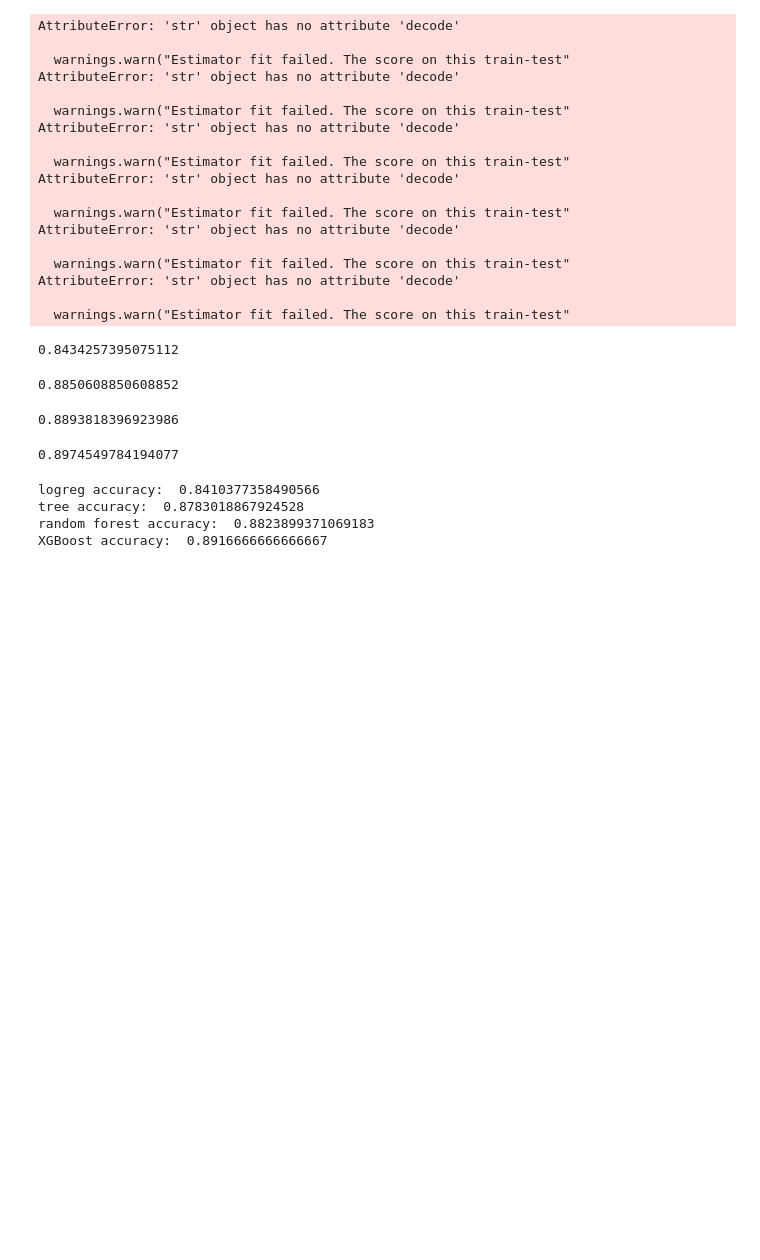
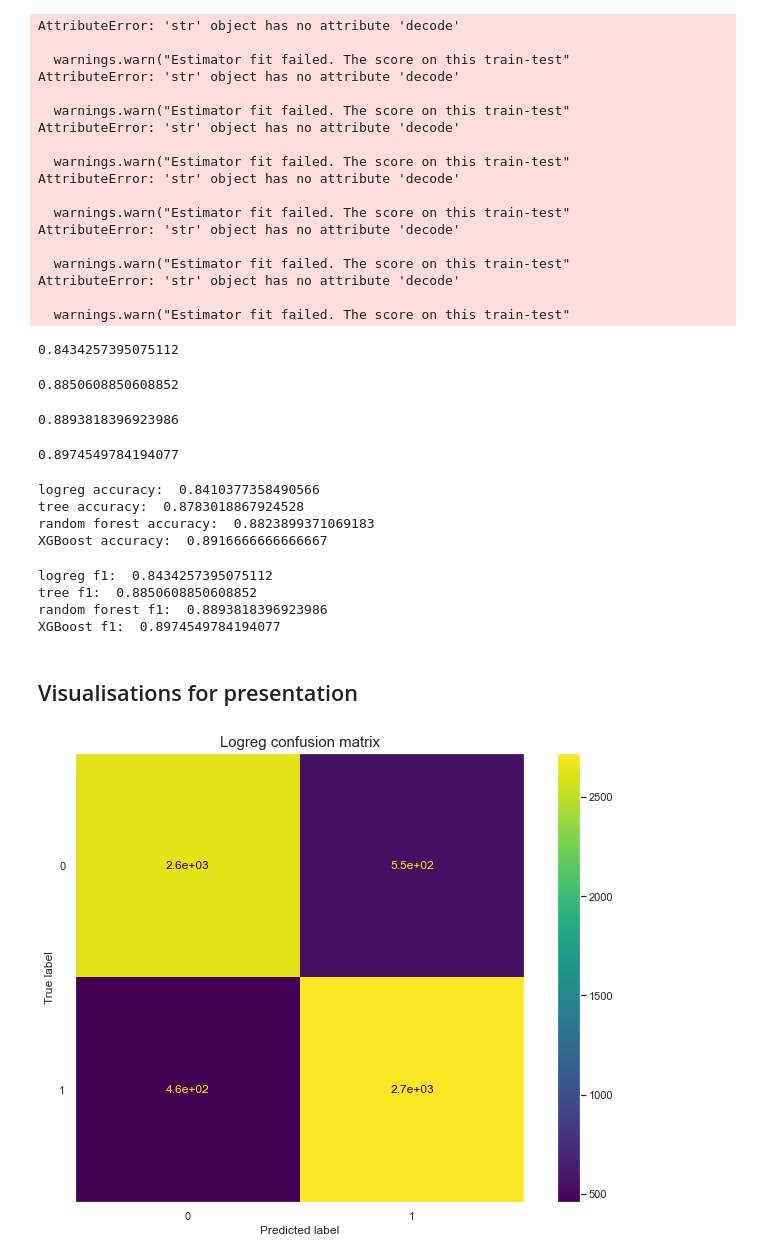
Before and after one commit to BorovTech/MLOps_project, a Jupyter notebook: Classification models/src/baseline construction.ipynb, the cells around one changed output. Drawn from its saved outputs; the diff is of its cells as text; code cells hidden in the pictures; blank space fills up the shorter version.

Commit message:
Visualisations for presentation
The notebook do be dirty tho

```diff
--- a/Classification models/src/baseline construction.ipynb
+++ b/Classification models/src/baseline construction.ipynb
@@ -142,12 +142,19 @@ tree accuracy:  0.8783018867924528
 random forest accuracy:  0.8823899371069183
 XGBoost accuracy:  0.8916666666666667
 # %%
-pred_logreg = f1_score(best_logreg.predict(x_test),y_test)
-pred_forest = f1_score(best_forest.predict(x_test),y_test)
-pred_tree = f1_score(best_tree.predict(x_test),y_test)
-pred_boost = f1_score(best_boost.predict(x_test),y_test)
+pred_logreg = best_logreg.predict(x_test)
+pred_forest = best_forest.predict(x_test)
+pred_tree = best_tree.predict(x_test)
+pred_boost = best_boost.predict(x_test)
 # %%
 print('logreg f1: ', pred_logreg)
-print('tree f1: ', best_tree.score(x_test,y_test))
-print('random forest accuracy: ', best_forest.score(x_test,y_test))
-print('XGBoost accuracy: ', best_boost.score(x_test,y_test))
+print('tree f1: ', pred_tree)
+print('random forest f1: ', pred_forest)
+print('XGBoost f1: ', pred_boost)
+# %% [output]
+logreg f1:  0.8434257395075112
+tree f1:  0.8850608850608852
+random forest f1:  0.8893818396923986
+XGBoost f1:  0.8974549784194077
+# %% [markdown]
+## Visualisations for presentation
@@ -153,0 +164,9 @@ print('XGBoost accuracy: ', best_boost.score(x_test,y_test))
+# %%
+cm = confusion_matrix(y_test, pred_logreg)
+disp = ConfusionMatrixDisplay(confusion_matrix=cm,
+                              display_labels =['0','1'])
+disp.plot()
+disp.ax_.set_title('Logreg confusion matrix',size=15)
+disp.ax_.grid(False)
+# %% [output]
+[figure, added]
```
Also changed, not shown: parts of 9 cells of this notebook.
